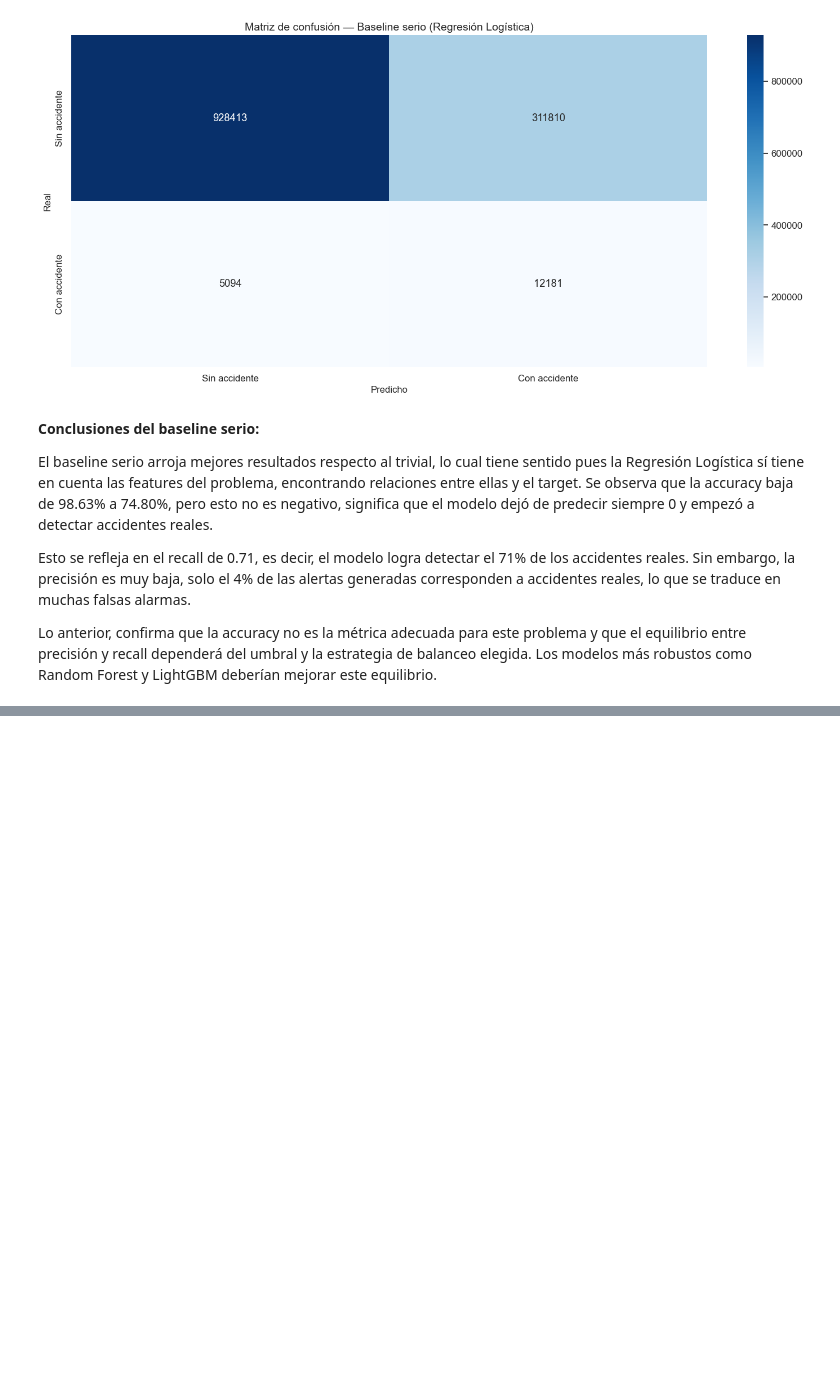
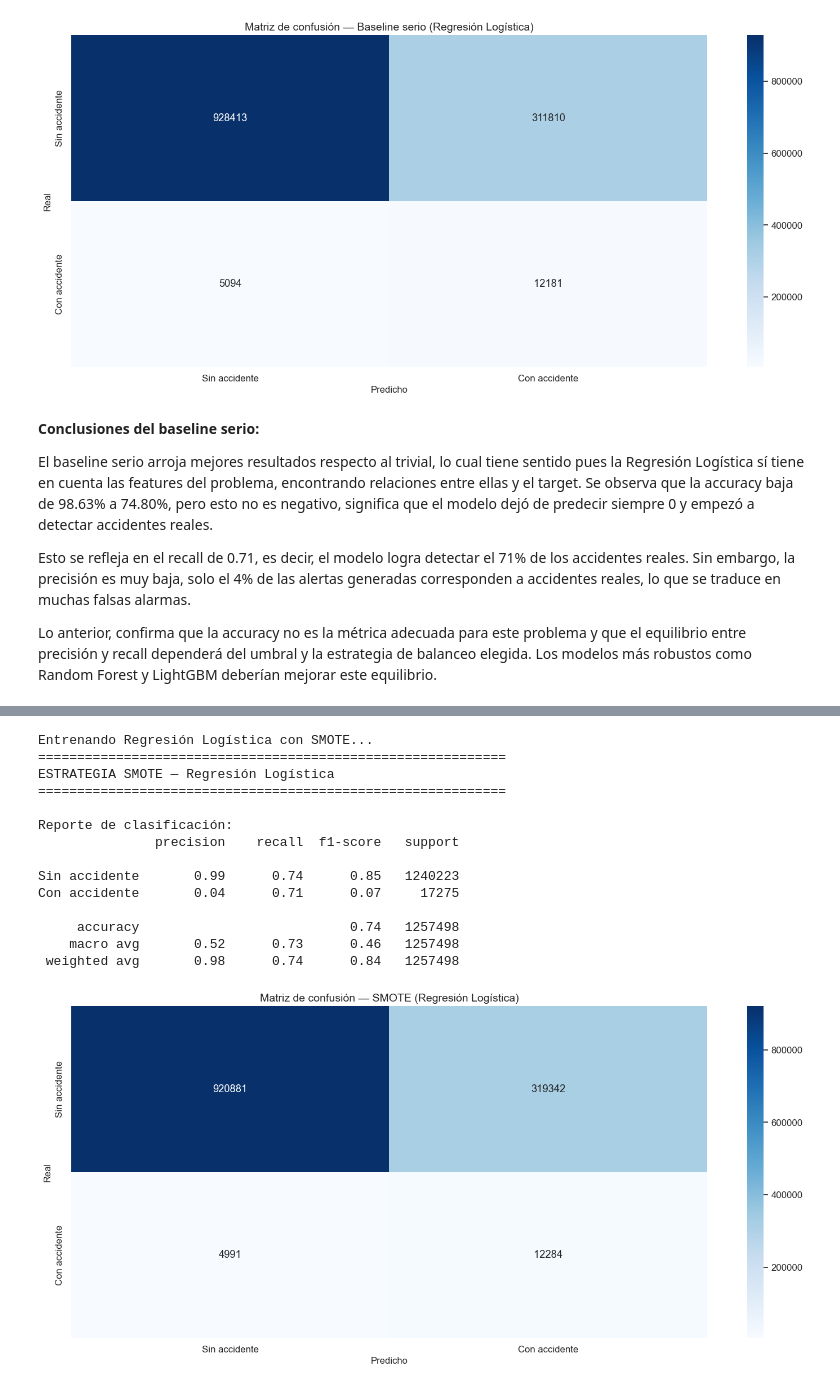
Before and after one commit to SaraMR9/AprendizajeAutomatico, a Jupyter notebook: Notebook.ipynb, the cells around one changed output, grey strips where cells are left out. Cells and saved outputs as stored; diff of their text form; code cells hidden in the pictures; blank space fills up the shorter version.

Commit message:
Agregar sección 6.3 - estrategias de balanceo

```diff
--- a/Notebook.ipynb
+++ b/Notebook.ipynb
@@ -3197,0 +3238,68 @@ Lo anterior, confirma que la accuracy no es la métrica adecuada para este probl
+# %%
+# =============================================================================
+# 6.3.2 ESTRATEGIA 2: SMOTE
+# Se aplica SMOTE únicamente sobre los datos de train dentro del pipeline
+# Nunca se aplica sobre validación ni test — evita leakage
+# =============================================================================
+from imblearn.over_sampling import SMOTE
+from imblearn.pipeline import Pipeline as ImbPipeline
+from sklearn.linear_model import LogisticRegression
+from sklearn.preprocessing import StandardScaler
+from sklearn.metrics import classification_report, confusion_matrix
+import matplotlib.pyplot as plt
+import seaborn as sns
+
+# Pipeline: estandarización + SMOTE + Regresión Logística
+# SMOTE se aplica dentro del pipeline para garantizar que solo actúa en train
+pipeline_smote = ImbPipeline([
+    ('scaler', StandardScaler()),
+    ('smote', SMOTE(random_state=RANDOM_STATE)),
+    ('modelo', LogisticRegression(
+        random_state=RANDOM_STATE,
+        max_iter=1000,
+        n_jobs=-1
+    ))
+])
+
+# Entrenamiento
+print("Entrenando Regresión Logística con SMOTE...")
+pipeline_smote.fit(X_train[FEATURES_LR], y_train)
+
+# Predicciones sobre validación (sin SMOTE — distribución natural)
+y_pred_smote = pipeline_smote.predict(X_val[FEATURES_LR])
+
+# Métricas
+print("=" * 60)
+print("ESTRATEGIA SMOTE — Regresión Logística")
+print("=" * 60)
+print(f"\nReporte de clasificación:")
+print(classification_report(y_val, y_pred_smote,
+      target_names=['Sin accidente', 'Con accidente']))
+
+# Matriz de confusión
+cm = confusion_matrix(y_val, y_pred_smote)
+plt.figure()
+sns.heatmap(cm, annot=True, fmt='d', cmap='Blues',
+            xticklabels=['Sin accidente', 'Con accidente'],
+            yticklabels=['Sin accidente', 'Con accidente'])
+plt.title('Matriz de confusión — SMOTE (Regresión Logística)')
+plt.ylabel('Real')
+plt.xlabel('Predicho')
+plt.tight_layout()
+plt.show()
+# %% [output]
+Entrenando Regresión Logística con SMOTE...
+============================================================
+ESTRATEGIA SMOTE — Regresión Logística
+============================================================
+
+Reporte de clasificación:
+               precision    recall  f1-score   support
+
+Sin accidente       0.99      0.74      0.85   1240223
+Con accidente       0.04      0.71      0.07     17275
+
+     accuracy                           0.74   1257498
+    macro avg       0.52      0.73      0.46   1257498
+ weighted avg       0.98      0.74      0.84   1257498
+[figure, added]
```
Also changed, not shown: parts of 5 cells of this notebook.
